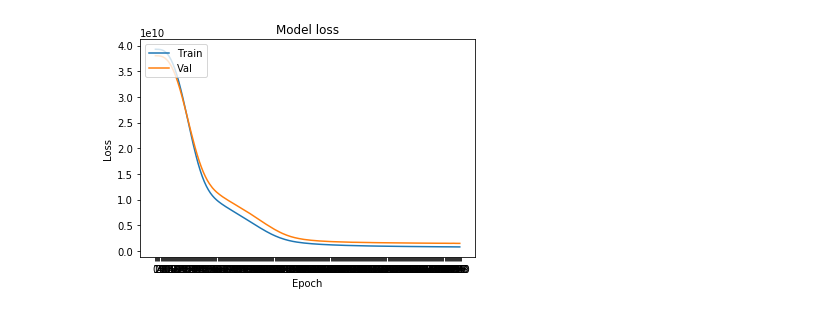
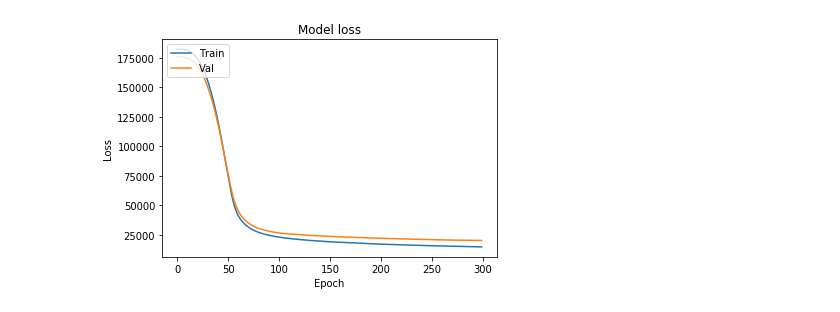
Before and after one commit to HunterKruger/DataScience, a Jupyter notebook: UseCase(california_housing, reg)/notebooks/model_selection_DL.ipynb, the cells around one changed output. Saved outputs shown, nothing was run; the diff lists cells and outputs as text; code cells hidden in the pictures.

```diff
--- a/UseCase(california_housing, reg)/notebooks/model_selection_DL.ipynb
+++ b/UseCase(california_housing, reg)/notebooks/model_selection_DL.ipynb
@@ -27,4 +29,4 @@ model.add(Dense(64, input_dim=input_dim, activation='elu',kernel_initializer='he
 model.add(Dense(32, activation='elu',kernel_initializer='he_normal', kernel_regularizer=l2(0.01)))
 model.add(Dense(1, activation='linear'))
 opt = Adam(learning_rate=0.001)
-model.compile(optimizer=opt, loss='mean_squared_error')
+model.compile(optimizer=opt, loss='mean_absolute_error')
@@ -33,5 +33,19 @@ epoch=300
+# %%
+epoch=300
+
+# performance decay scheduling
+# lr = lr*0.5 if val_loss does not decrease in 5 consequtive epochs
+# can work with Adam
+lr_scheduler_pfm = ReduceLROnPlateau(factor=0.5, patience=5)
+
+# save the model when the performance on val is the best
+checkpoint_callback = ModelCheckpoint('../models/best_NN.h5', save_best_only=True)
+
+# stop train when there is no progress in 10 consequtive epochs
+early_stop_callback = EarlyStopping(patience=10, restore_best_weights=True)
 # %%
-history = model.fit(X_train, y_train, validation_data=(X_val, y_val), batch_size=32, epochs=epoch, verbose=1)
+history = model.fit(X_train, y_train, validation_data=(X_val, y_val), batch_size=32,
+                    epochs=epoch, callbacks=[lr_scheduler_pfm, checkpoint_callback, early_stop_callback])
 # %% [output]
 Train on 1168 samples, validate on 292 samples
 Epoch 1/300
@@ -53,13 +67,12 @@ Epoch 300/300
 # %%
 plt.plot(history.history['loss'])
 plt.plot(history.history['val_loss'])
 plt.title('Model loss')
 plt.ylabel('Loss')
 plt.xlabel('Epoch')
-plt.xticks([x for x in range(epoch+1)])
 plt.legend(['Train','Val'],loc='upper left')
 plt.show()
 # %% [output]
-[figure, old version]
+[figure, new version]
 # %%
 ##  NN is not suitable for regression task, hard for hyperparameter tuning and explanation
```
Also changed, not shown: parts of 4 cells of this notebook, 5 other files.
